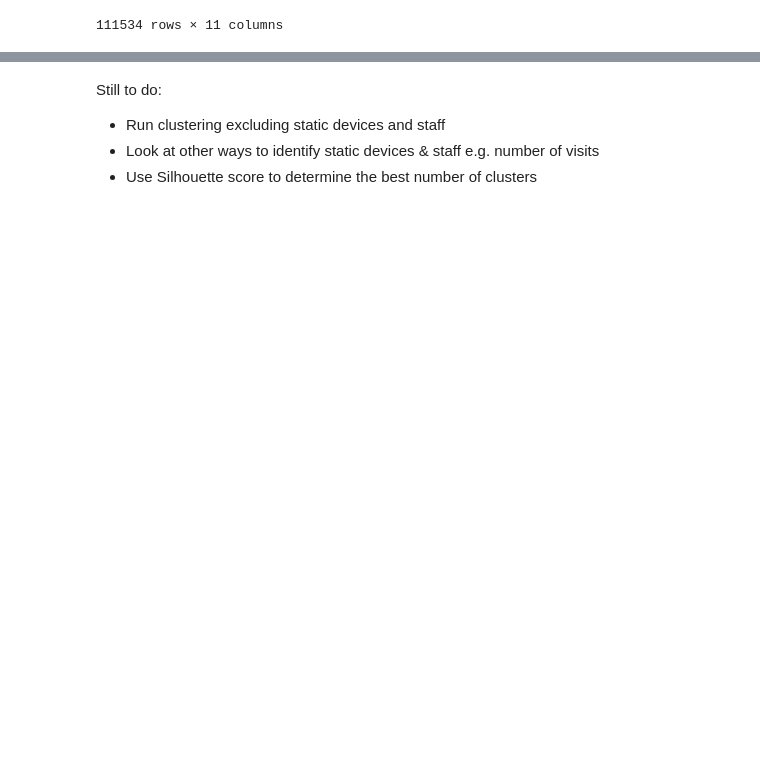
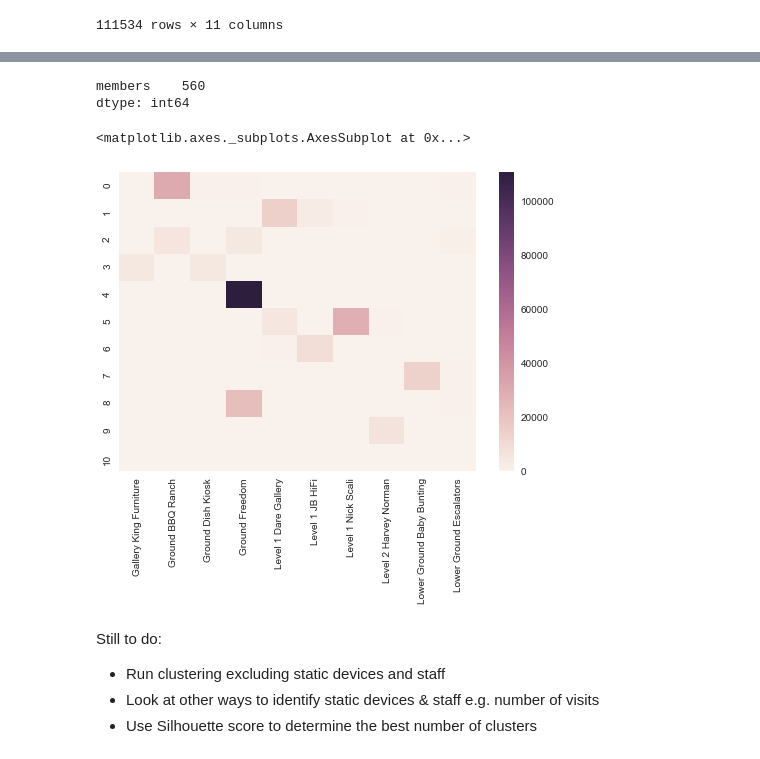
Before and after one commit to Invigor/DAT8SYDProject, a Jupyter notebook: Michael Stone DAT8SYD Project.ipynb, the cells around one changed output, grey strips where cells are left out. Cells and saved outputs as stored; diff of their text form; code cells hidden in the pictures; blank space fills up the shorter version.

Commit message:
Run 2nd K-Means with filtered shoppers

```diff
--- a/Michael Stone DAT8SYD Project.ipynb
+++ b/Michael Stone DAT8SYD Project.ipynb
@@ -192,7 +174,7 @@ For example
 # %%
 # Add the cluster label to our original shoppers DF
-shoppers_agg_clustered = shoppers_agg.join(pd.DataFrame(data=est.labels_,columns=["cluster"]))
-
+shoppers_agg_clustered = shoppers_agg
+shoppers_agg_clustered["cluster"] = est.labels_
 shoppers_agg_clustered
 # %% [output]
 |  | Gallery King Furniture | Ground BBQ Ranch | Ground Dish Kiosk | Ground Freedom | Level 1 Dare Gallery | ... |
@@ -214,3 +196,7 @@ shoppers_agg_clustered
 | 21014152 | 0.0 | 0.0 | 0.0 | 0.0 | 0.0 | ... |
 | 21014177 | 0.0 | 0.0 | 0.0 | 0.0 | 0.0 | ... |
 111534 rows × 11 columns
+# %%
+# Filter the shoppers for cluster #4
+shoppers_filtered = shoppers_agg_clustered.loc[shoppers_agg_clustered["cluster"] == 4][zone_columns]
+shoppers_filtered.shape
@@ -216,0 +205,5 @@ shoppers_agg_clustered
+# %%
+# Run K-means clustering for 11 clusters with shoppers filtered
+K_count = 11
+est2 = KMeans(n_clusters=K_count, init='random', random_state = 12345)
+est2.fit(shoppers_filtered)
@@ -216,0 +234,17 @@ shoppers_agg_clustered
+# %%
+# Calculate the number of members in each cluster
+unique, counts = np.unique(est2.labels_, return_counts=True)
+
+# Create a new DF with the clusters and number of members
+member_count = pd.DataFrame(data=counts,
+                            index=unique,
+                            columns=["members"])
+member_count.index.name = "label"
+
+# Create a new DF with the clusters and their associated centres
+clusters = pd.DataFrame(data=est2.cluster_centers_,
+                        index=unique,
+                        columns=zone_columns)
+
+# Join the member count DF to the clusters DF and round the centre numerics to 0 decimal places
+member_count.join(clusters).round(0)
@@ -217,3 +265,16 @@ shoppers_agg_clustered
+# %%
+# Calculate number of static devices or staff
+member_count.sum() - member_count.iloc[4]['members']
+# %% [output]
+members    560
+dtype: int64
+# %%
+# Plot the centres as a heat map
+import seaborn as sns
+sns.heatmap(clusters)
+# %% [output]
+<matplotlib.axes._subplots.AxesSubplot at 0x...>
+[figure, added]
 # %% [markdown]
 Still to do:
 - Run clustering excluding static devices and staff
```
Also changed, not shown: parts of 15 cells of this notebook.
